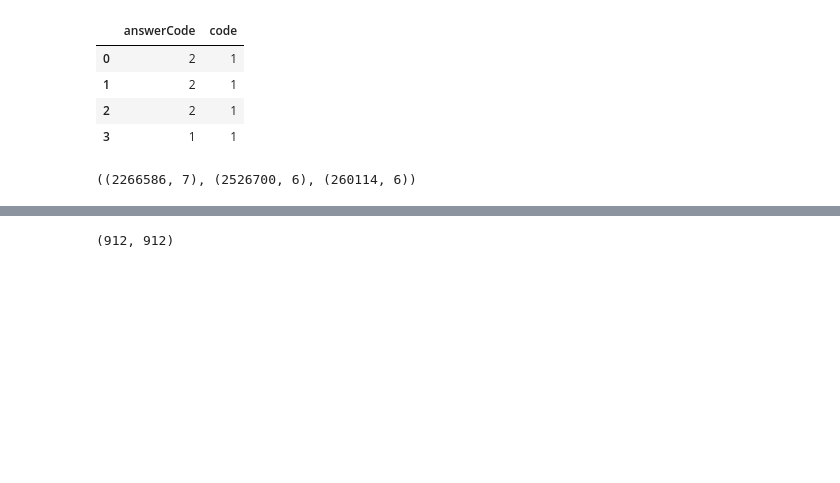
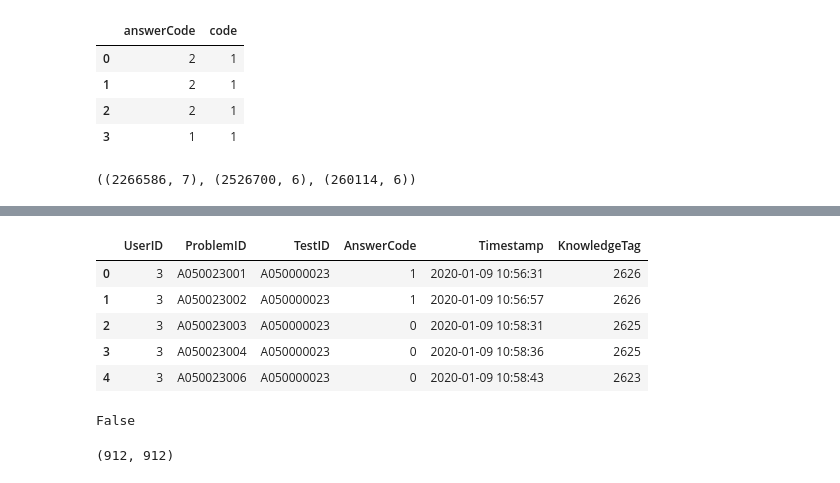
Before and after one commit to boostcampaitech6/level2-dkt-recsys-06, a Jupyter notebook: code/EDA.ipynb, the cells around one changed output, grey strips where cells are left out. Cells and saved outputs as stored; diff of their text form; code cells hidden in the pictures; blank space fills up the shorter version.

```diff
--- a/code/EDA.ipynb
+++ b/code/EDA.ipynb
@@ -49,3 +58,2 @@ train.shape, total.shape, test.shape
 # %%
 train = pd.read_csv('../data/train_data.csv')
-test = pd.read_csv('../data/test_data.csv')
@@ -52,3 +79,18 @@ test = pd.read_csv('../data/test_data.csv')
+# %%
+test.columns = ['UserID', 'ProblemID', 'TestID', 'AnswerCode', 'Timestamp', 'KnowledgeTag']
+# %%
+test.head()
+# %% [output]
+|  | UserID | ProblemID | TestID | AnswerCode | Timestamp | KnowledgeTag |
+| 0 | 3 | A050023001 | A050000023 | 1 | 2020-01-09 10:56:31 | 2626 |
+| 1 | 3 | A050023002 | A050000023 | 1 | 2020-01-09 10:56:57 | 2626 |
+| 2 | 3 | A050023003 | A050000023 | 0 | 2020-01-09 10:58:31 | 2625 |
+| 3 | 3 | A050023004 | A050000023 | 0 | 2020-01-09 10:58:36 | 2625 |
+| 4 | 3 | A050023006 | A050000023 | 0 | 2020-01-09 10:58:43 | 2623 |
+# %%
+train.testId.astype('category').dtypes == 'UInt32'
+# %% [output]
+False
 # %%
 train['KnowledgeTag'].nunique(), total.KnowledgeTag.nunique()
 # %% [output]
```
Also changed, not shown: parts of 5 cells of this notebook, 34 other files.
